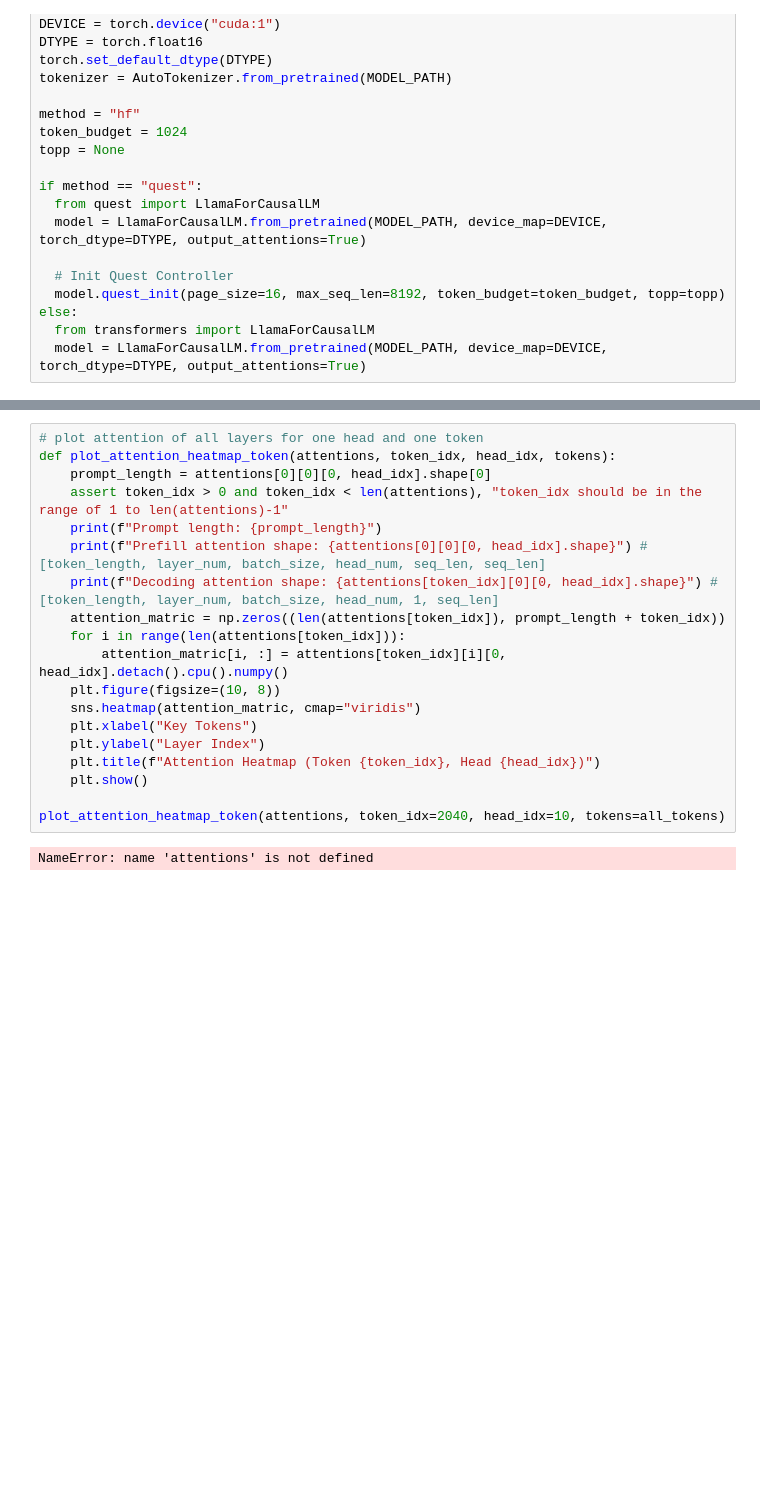
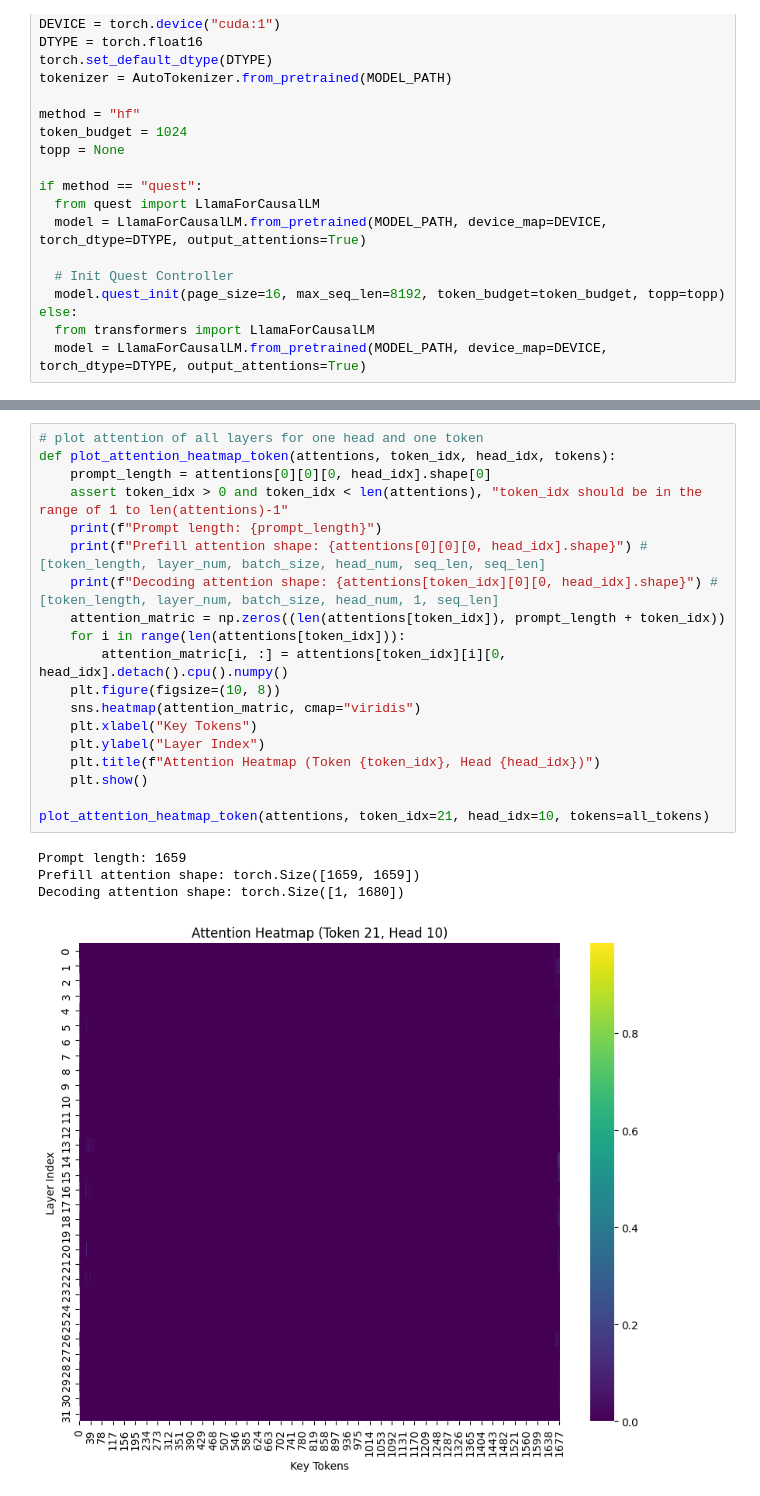
Before and after one commit to Hao-Yu-la/Quest, a Jupyter notebook: scripts/attention_analyse/attention_visual.ipynb, the cells around one changed output, grey strips where cells are left out. Cells and saved outputs as stored; diff of their text form; blank space fills up the shorter version.

```diff
--- a/scripts/attention_analyse/attention_visual.ipynb
+++ b/scripts/attention_analyse/attention_visual.ipynb
@@ -90,24 +82,27 @@ plot_attention_heatmap(attentions[:token_length], layer_idx=5, head_idx=10, toke
 # %%
 # plot attention of all layers for one head and one token
 def plot_attention_heatmap_token(attentions, token_idx, head_idx, tokens):
     prompt_length = attentions[0][0][0, head_idx].shape[0]
     assert token_idx > 0 and token_idx < len(attentions), "token_idx should be in the range of 1 to len(attentions)-1"
     print(f"Prompt length: {prompt_length}")
     print(f"Prefill attention shape: {attentions[0][0][0, head_idx].shape}") # [token_length, layer_num, batch_size, head_num, seq_len, seq_len]
     print(f"Decoding attention shape: {attentions[token_idx][0][0, head_idx].shape}") # [token_length, layer_num, batch_size, head_num, 1, seq_len]
     attention_matric = np.zeros((len(attentions[token_idx]), prompt_length + token_idx))
     for i in range(len(attentions[token_idx])):
         attention_matric[i, :] = attentions[token_idx][i][0, head_idx].detach().cpu().numpy()
     plt.figure(figsize=(10, 8))
     sns.heatmap(attention_matric, cmap="viridis")
     plt.xlabel("Key Tokens")
     plt.ylabel("Layer Index")
     plt.title(f"Attention Heatmap (Token {token_idx}, Head {head_idx})")
     plt.show()
 
-plot_attention_heatmap_token(attentions, token_idx=2040, head_idx=10, tokens=all_tokens)
+plot_attention_heatmap_token(attentions, token_idx=21, head_idx=10, tokens=all_tokens)
 # %% [output]
-NameError: name 'attentions' is not defined
+Prompt length: 1659
+Prefill attention shape: torch.Size([1659, 1659])
+Decoding attention shape: torch.Size([1, 1680])
+[figure, added]
 # %%
 # plot full attention of one layer and one head, using kv pages
 from math import ceil
```
Also changed, not shown: parts of 4 cells of this notebook, 7 other files.
